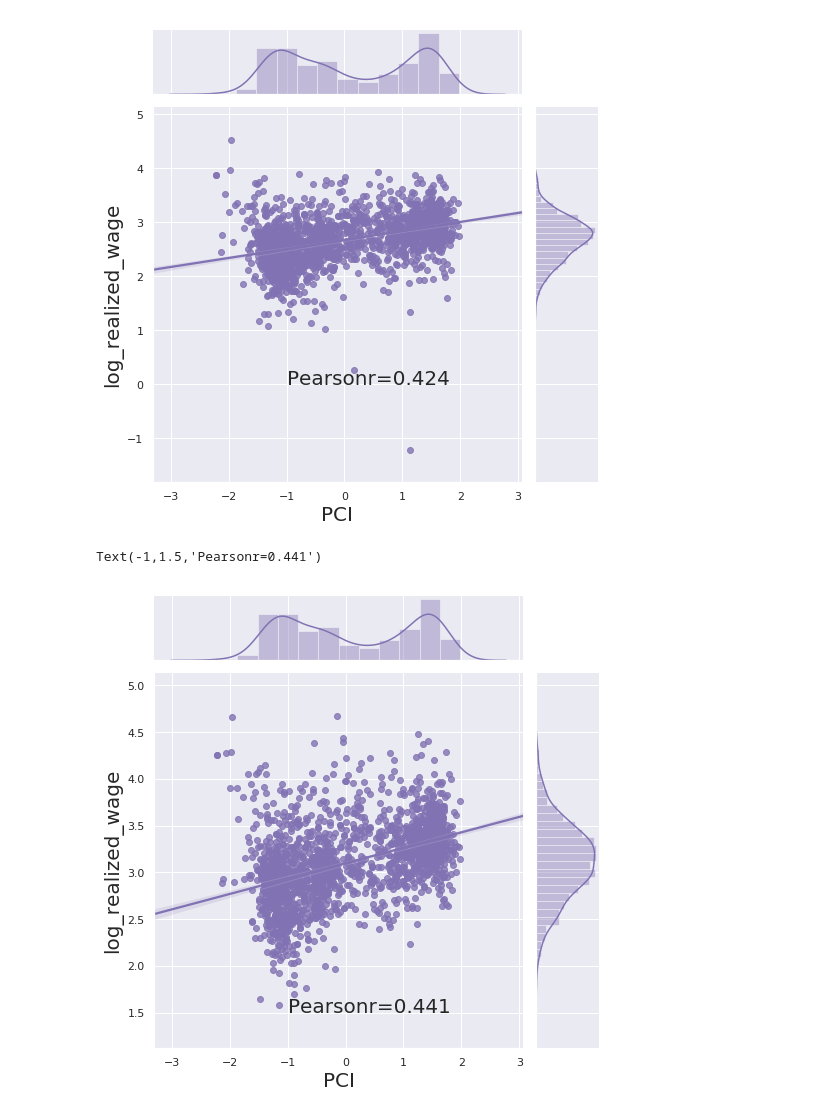
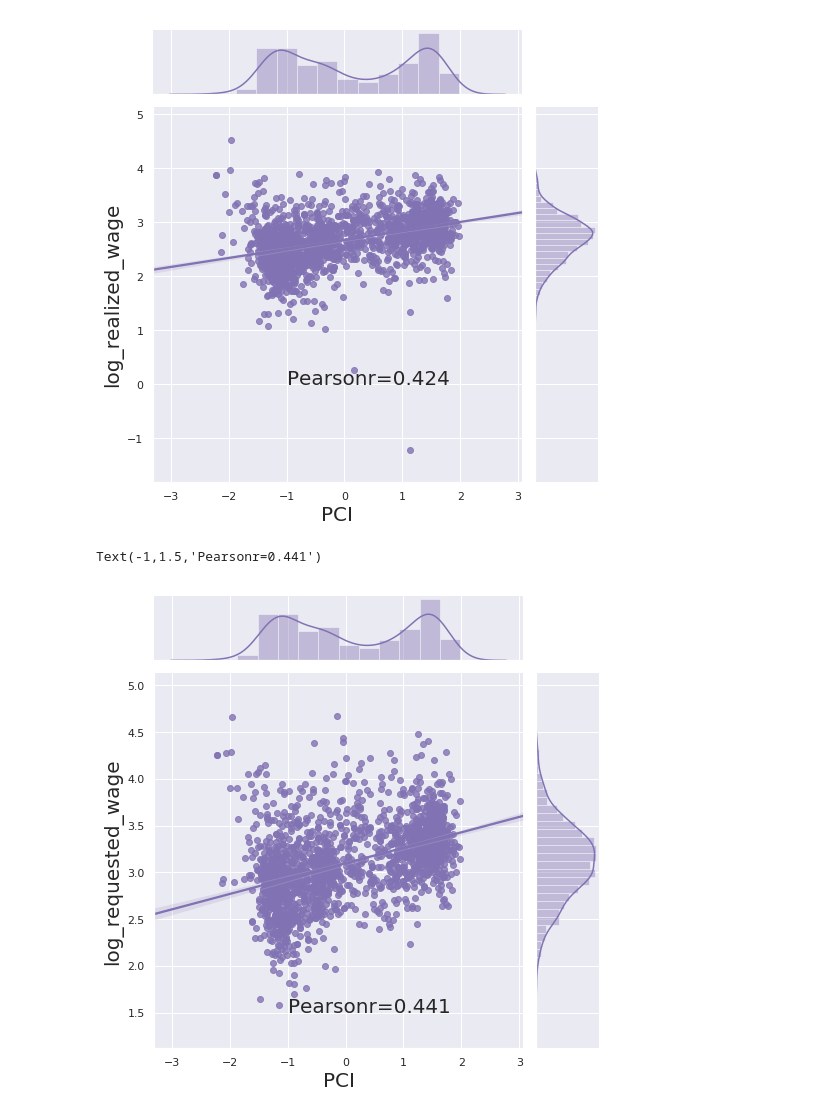
Before and after one commit to hashc/Skills, a Jupyter notebook: EconomicComplexity.ipynb, the cells around one changed output. Cells and saved outputs as stored; diff of their text form; code cells hidden in the pictures.

```diff
--- a/EconomicComplexity.ipynb
+++ b/EconomicComplexity.ipynb
@@ -391,11 +391,11 @@ Text(-1,0,'Pearsonr=0.424')
 # %%
 sns.set(style="darkgrid")
 tips = sns.load_dataset("tips")
 g = sns.jointplot(x_pci,y_evg_sk_rq, kind="reg",color="m", height=7)
 plt.xlabel("PCI",fontsize=20)
-plt.ylabel("log_realized_wage",fontsize=20)
+plt.ylabel("log_requested_wage",fontsize=20)
 p,pp=pearsonr(x_pci,y_evg_sk_rq)
 plt.text(-1,1.5,"Pearsonr=%.3f"%p,fontsize=20)
 # %% [output]
 Text(-1,1.5,'Pearsonr=0.441')
-[figure, old version]
+[figure, new version]
```
